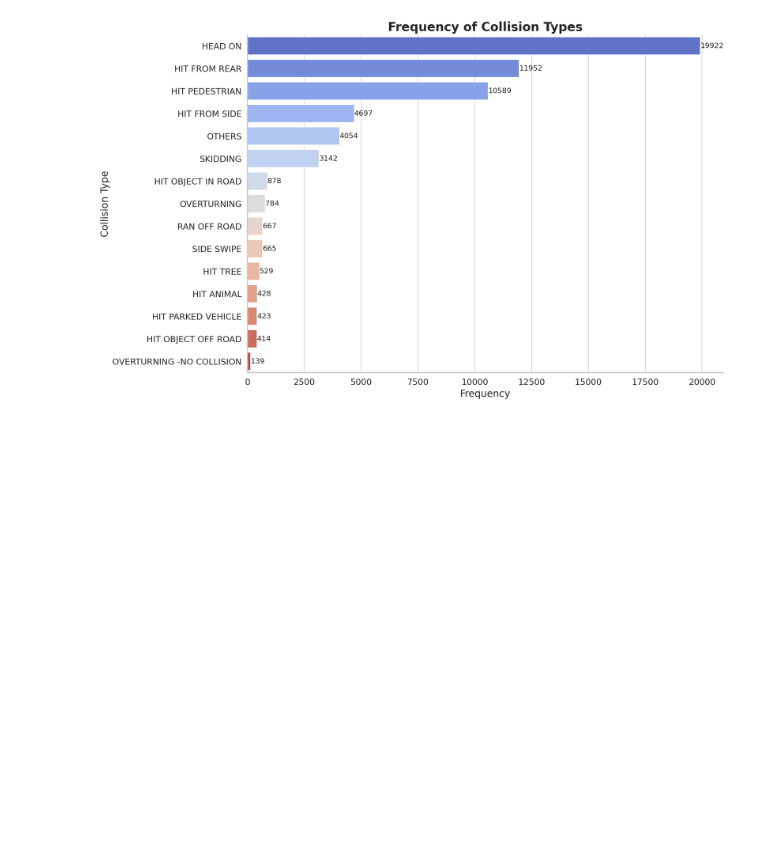
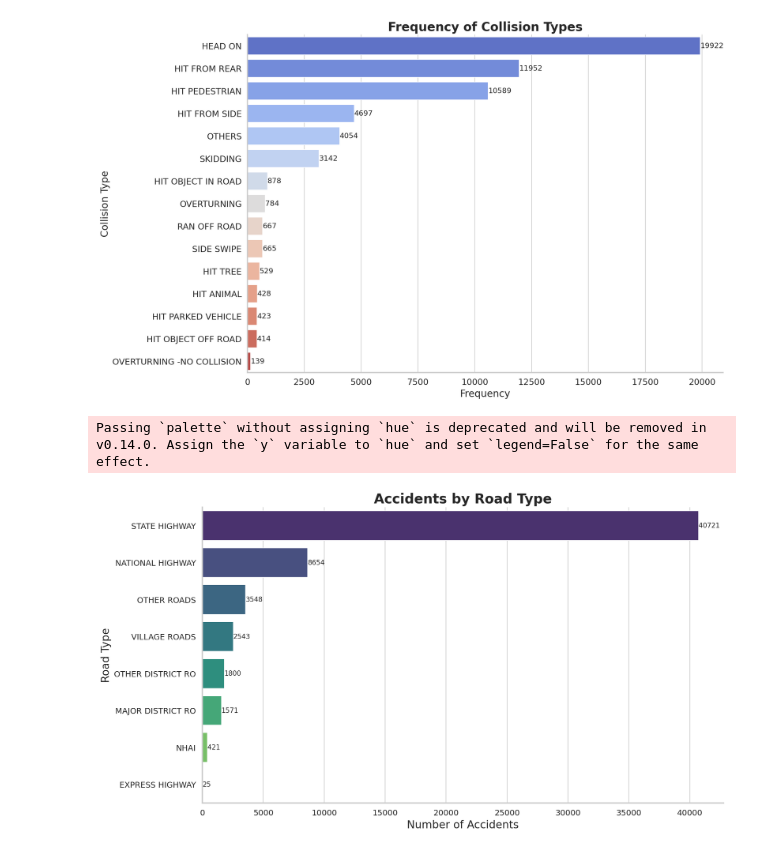
Before and after one commit to alikhan37544/TN_Police_Research, a Jupyter notebook: EDA.ipynb, the cells around one changed output. Cells and saved outputs as stored; diff of their text form; code cells hidden in the pictures; blank space fills up the shorter version.

```diff
--- a/EDA.ipynb
+++ b/EDA.ipynb
@@ -579,3 +579,42 @@ plt.show()
 # %% [output]
 Passing `palette` without assigning `hue` is deprecated and will be removed in v0.14.0. Assign the `y` variable to `hue` and set `legend=False` for the same effect.
 [figure]
+# %%
+road_type_counts = df['ROAD TYPE'].value_counts().reset_index()
+road_type_counts.columns = ['Road Type', 'Accidents']
+# %%
+sns.set_style("whitegrid")
+
+# Increase the figure size and resolution
+plt.figure(figsize=(14, 8), dpi=150)
+
+# Create a color palette
+palette = sns.color_palette("viridis", len(road_type_counts))
+
+# Create the bar plot
+sns.barplot(x='Accidents', y='Road Type', data=road_type_counts, palette=palette)
+
+# Add titles and labels with appropriate font size
+plt.title('Accidents by Road Type', fontsize=20, fontweight='bold')
+plt.xlabel('Number of Accidents', fontsize=16)
+plt.ylabel('Road Type', fontsize=16)
+
+# Customize tick parameters for readability
+plt.xticks(fontsize=12)
+plt.yticks(fontsize=12)
+
+# Add a border for increased visibility
+plt.gca().spines['top'].set_color('none')
+plt.gca().spines['right'].set_color('none')
+plt.gca().spines['left'].set_linewidth(2)
+plt.gca().spines['bottom'].set_linewidth(2)
+
+# Optionally, add text labels for each bar
+for index, value in enumerate(road_type_counts['Accidents']):
+    plt.text(value, index, str(value), fontsize=10, va='center')
+
+# Show the plot
+plt.show()
+# %% [output]
+Passing `palette` without assigning `hue` is deprecated and will be removed in v0.14.0. Assign the `y` variable to `hue` and set `legend=False` for the same effect.
+[figure, added]
```
Also changed, not shown: parts of 8 cells of this notebook.
